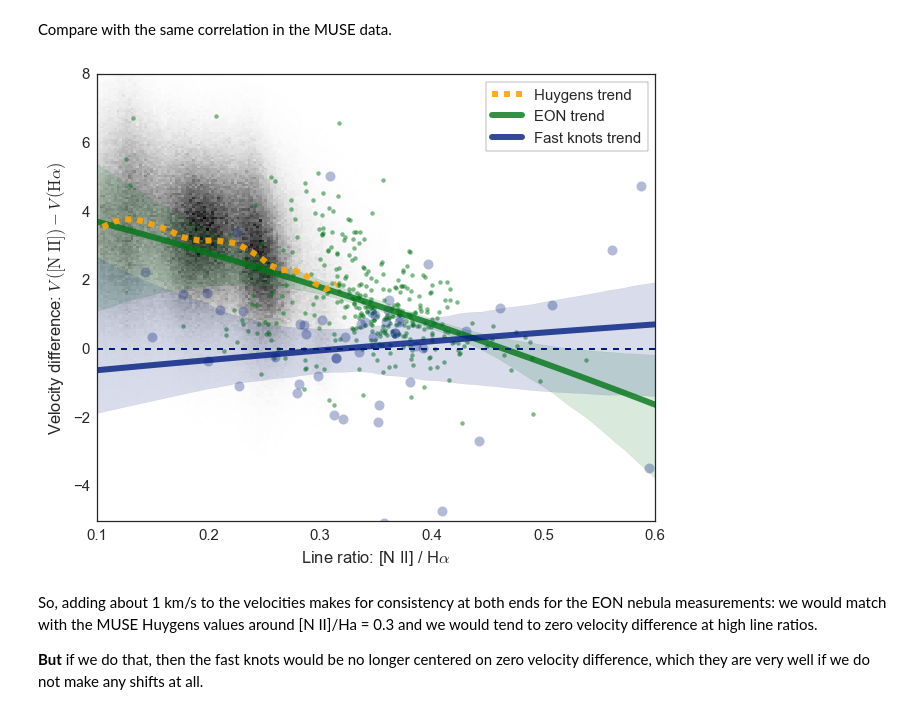
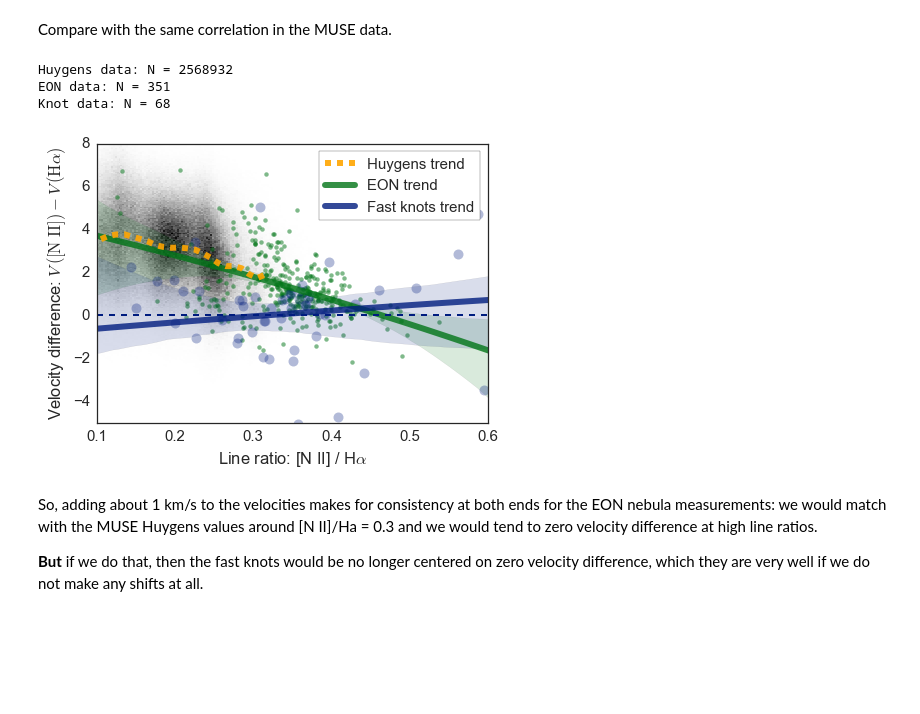
Before and after one commit to will-henney/orion-west, a Jupyter notebook: test-knot-fit.ipynb, the cells around one changed output. Drawn from its saved outputs; the diff is of its cells as text; code cells hidden in the pictures; blank space fills up the shorter version.

Commit message:
Nearly finish dV versus R fig caption
And redo the figure to have bigger text

```diff
--- a/test-knot-fit.ipynb
+++ b/test-knot-fit.ipynb
@@ -684,6 +684,8 @@ m = m & np.isfinite(dhdu.data)
 m = m & (vhdu.data > 10.0)
 xdata = rhdu.data[m]
 ydata = dhdu.data[m]
+
+print('Huygens data: N =', len(xdata))
 
 xmin, xmax = 0.1, 0.6
 ymin, ymax = -5.0, 8.0
@@ -715,7 +717,7 @@ H, xedges, yedges = np.histogram2d(xdata, ydata,
                                   )
 
 sns.set(style='white', context='notebook', palette='deep', font_scale=1.5)
-fig, ax = plt.subplots(figsize=(10, 8))
+fig, ax = plt.subplots(figsize=(7, 5))
 gamma = 0.5
 ax.imshow((H.T)**(1.0/gamma),
           extent=[xmin, xmax, ymin, ymax],
@@ -731,37 +733,43 @@ sns.regplot(Xc, Yc + Yc_shift, ax=ax, order=2,
            scatter_kws=dict(alpha=0.5, color='g', label='EON nebula'),
            line_kws=dict(color='g', lw=6, alpha=0.8, label='EON trend')
           )
+print('EON data: N =', len(Xc))
+
 #ax.scatter(Xc, Yc + Yc_shift, alpha=0.3, c='r', label='EON nebula')
 #ax.plot(xgrid, yygrid, c='r', lw=10, alpha=0.9, label='EON trend')
 
 
 X = 1.13*d.F.nii/d.F.ha
 Y = d.V.nii - d.V.ha
 mW = (d.W.nii < 30.0) & (fast )
 #ax.scatter(X[mW], Y[mW], s=100, alpha=0.3, c='c', label='Fast knots')
 sns.regplot(X[mW], Y[mW] + Yc_shift, ax=ax, robust=False, order=2,
             scatter_kws=dict(s=100, alpha=0.3, color='b', label='Fast knots'),
             line_kws=dict(color='b', lw=6, alpha=0.8, label='Fast knots trend')
            )
+print('Knot data: N =', len(X[mW]))
 
 
 #dx = 0.05
 #xgrid = np.arange(xmin, xmax, dx) + 0.5*dx
 #ykgrid, dykgrid = make_ygrid(X[mW], Y[mW], [0.15, 0.65])
 #ax.plot(xgrid, ykgrid, c='c', lw=6, alpha=0.8, label='Fast knots trend')
 
 ax.axhline(0.0, lw=2, ls='--')
 legend = ax.legend(loc='upper right', fontsize='small', frameon=True)
 
 ax.set(
     xlim=[xmin, xmax],
     ylim=[ymin, ymax],
     xlabel=r'Line ratio: [N II] / H$\alpha$',
     ylabel=r'Velocity difference: $V\,(\mathrm{[N\ II]}) - V\,(\mathrm{H\alpha})$',
 );
 fig.savefig('knot-dv-versus-nii-ha-ratio.pdf')
 # %% [output]
+Huygens data: N = 2568932
+EON data: N = 351
+Knot data: N = 68
-[figure, old version]
+[figure, new version]
 # %% [markdown]
 So, adding about 1 km/s to the velocities makes for consistency at both ends for the EON nebula measurements: we would match with the MUSE Huygens values around [N II]/Ha = 0.3 and we would tend to zero velocity difference at high line ratios.
 
```
Also changed, not shown: 6 other files.
